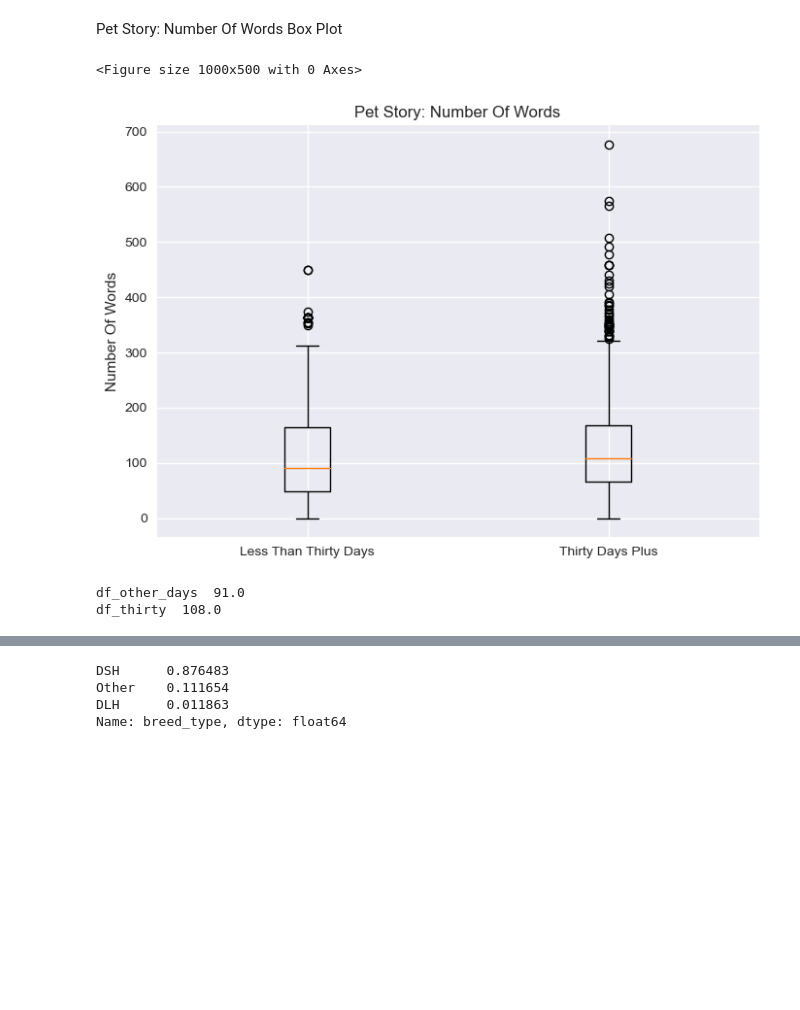
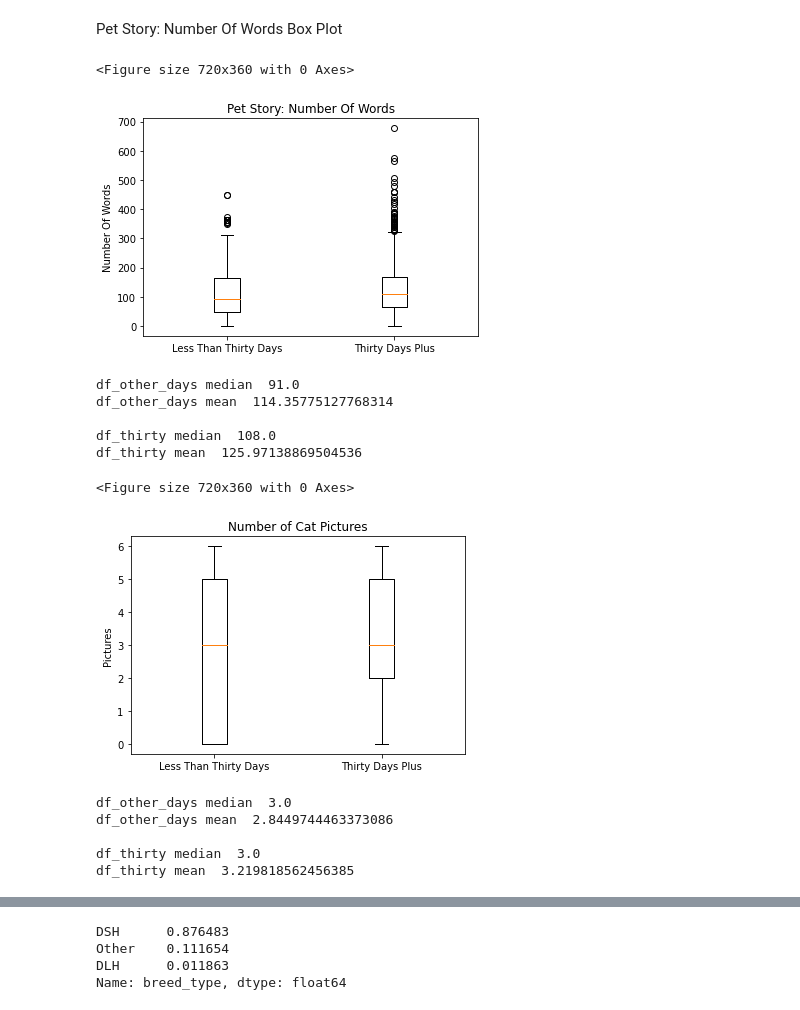
Before and after one commit to dgarbato/petfinder, a Jupyter notebook: juypter notebook code/Analyze data 1.ipynb, the cells around one changed output, grey strips where cells are left out. Drawn from its saved outputs; the diff is of its cells as text; code cells hidden in the pictures; blank space fills up the shorter version.

Commit message:
add graphs

```diff
--- a/juypter notebook code/Analyze data 1.ipynb
+++ b/juypter notebook code/Analyze data 1.ipynb
@@ -133,8 +92,0 @@ Name: without_story, dtype: float64
-# %%
-for cat in df_all['cat_name']:
-    if 'and' in cat or '&' in cat:
-        df_all['mt1'] = True
-    else:
-        df_all['mt1'] = False
-
-df_all['mt1'].value_counts()
@@ -143,0 +153,5 @@ Name: mt1, dtype: int64
+# %%
+m_than_one = df_all.loc[df_all['cat_name'].str.contains('&| and ',case=False)]
+m_than_one
+df_all['more_than_1_cat'] = df_all['cat_name'].apply(lambda x:  x in m_than_one['cat_name'].to_list())
+df_all['more_than_1_cat'].value_counts()
@@ -302,38 +327,89 @@ True                  30     5.11                   587              100.00
 # %% [markdown]
 Pet Story: Number Of Words Box Plot
 # %%
-
+plt.style.use("tableau-colorblind10")
 
 data1 = df_other_days['pet_story_num_words']
 data2 = df_thirty['pet_story_num_words']
 
 data = list([data1, data2])
 
 # Figure size
 plt.figure(figsize=(10,5))
 
 fig, ax = plt.subplots()
 
 # build a box plot
 ax.boxplot(data)
 
+
+
 # title and axis labels
 ax.set_title('Pet Story: Number Of Words')
 ax.set_xlabel('')
 ax.set_ylabel('Number Of Words')
 xticklabels=['Less Than Thirty Days', 'Thirty Days Plus']
 ax.set_xticklabels(xticklabels)
 
 plt.show()
 # %% [output]
-<Figure size 1000x500 with 0 Axes>
+<Figure size 720x360 with 0 Axes>
-[figure, old version]
+[figure, new version]
 # %%
-print('df_other_days ',df_other_days['pet_story_num_words'].median())
-print('df_thirty ',df_thirty['pet_story_num_words'].median())
+print('df_other_days median ',df_other_days['pet_story_num_words'].median())
+print('df_other_days mean ',df_other_days['pet_story_num_words'].mean())
+print(' ')
+print('df_thirty median ',df_thirty['pet_story_num_words'].median())
+print('df_thirty mean ',df_thirty['pet_story_num_words'].mean())
 # %% [output]
-df_other_days  91.0
-df_thirty  108.0
+df_other_days median  91.0
+df_other_days mean  114.35775127768314
+
+df_thirty median  108.0
+df_thirty mean  125.97138869504536
+# %%
+#num_images
+
+plt.style.use("tableau-colorblind10")
+
+data1 = df_other_days['num_images']
+data2 = df_thirty['num_images']
+
+data = list([data1, data2])
+
+# Figure size
+plt.figure(figsize=(10,5))
+
+fig, ax = plt.subplots()
+
+# build a box plot
+ax.boxplot(data)
+
+
+
+# title and axis labels
+ax.set_title('Number of Cat Pictures')
+ax.set_xlabel('')
+ax.set_ylabel('Pictures')
+xticklabels=['Less Than Thirty Days', 'Thirty Days Plus']
+ax.set_xticklabels(xticklabels)
+
+plt.show()
+# %% [output]
+<Figure size 720x360 with 0 Axes>
+[figure, added]
+# %%
+print('df_other_days median ',df_other_days['num_images'].median())
+print('df_other_days mean ',df_other_days['num_images'].mean())
+print(' ')
+print('df_thirty median ',df_thirty['num_images'].median())
+print('df_thirty mean ',df_thirty['num_images'].mean())
+# %% [output]
+df_other_days median  3.0
+df_other_days mean  2.8449744463373086
+
+df_thirty median  3.0
+df_thirty mean  3.219818562456385
 # %%
 #histogram
 
```
Also changed, not shown: parts of 12 cells of this notebook, 2 other files.
